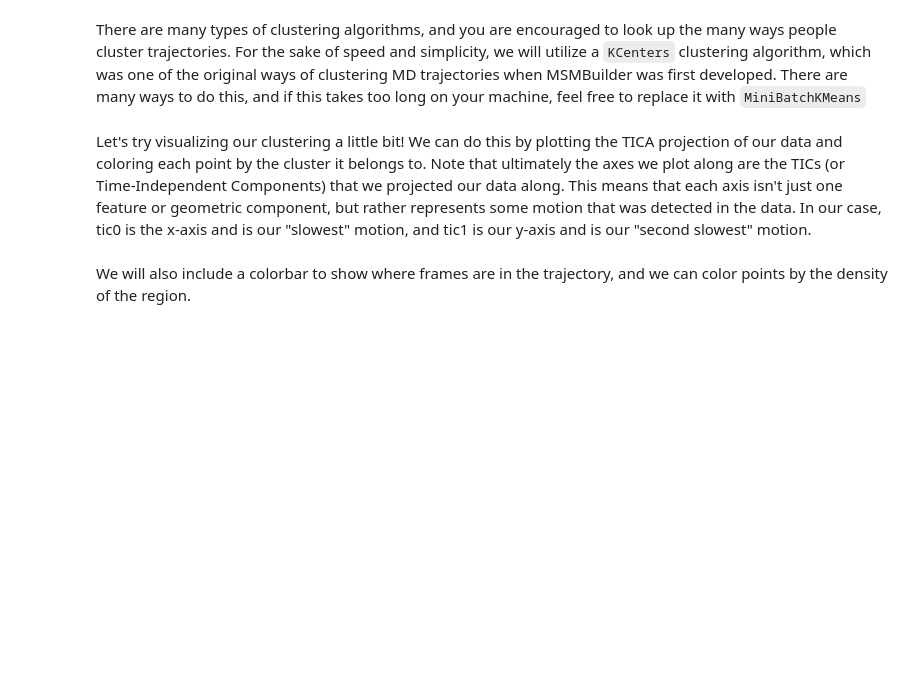
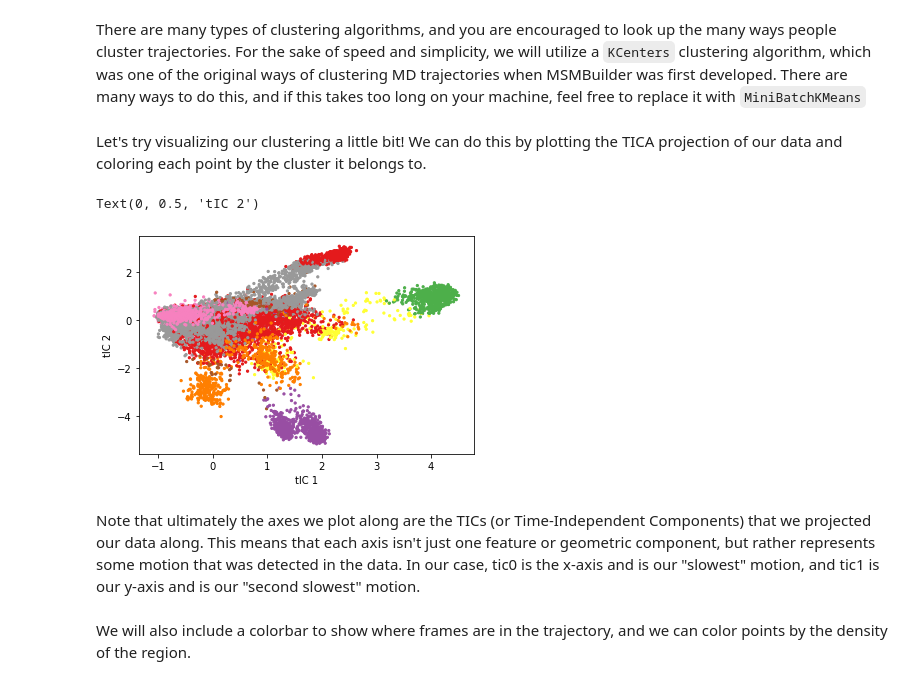
Before and after one commit to sukritsingh/compchem-class, a Jupyter notebook: markov-model.ipynb, the cells around one changed output. Cells and saved outputs as stored; diff of their text form; code cells hidden in the pictures; blank space fills up the shorter version.

```diff
--- a/markov-model.ipynb
+++ b/markov-model.ipynb
@@ -113,9 +141,22 @@ MD trajectories when MSMBuilder was first developed. There are many ways to do t
 from msmbuilder.cluster import MiniBatchKMeans,KCenters
 clusterer = KCenters(n_clusters=12, random_state=42)
 clustered_trajs = clusterer.fit_transform(tica_trajs)
+# %% [markdown]
+Let's try visualizing our clustering a little bit!
+We can do this by plotting the TICA projection of our data and coloring each point by the cluster it belongs to.
+# %%
+# plot each frame along the first two tICA components colored by cluster assignment
+
+plt.figure()
+for i, traj in enumerate(tica_trajs):
+    plt.scatter(traj[:, 0], traj[:, 1], c=clustered_trajs[i], cmap='Set1', s=5)
+plt.xlabel('tIC 1')
+plt.ylabel('tIC 2')
+# %% [output]
+Text(0, 0.5, 'tIC 2')
+[figure, added]
 # %% [markdown]
-Let's try visualizing our clustering a little bit!
-We can do this by plotting the TICA projection of our data and coloring each point by the cluster it belongs to.
+
 Note that ultimately the axes we plot along are the TICs (or Time-Independent Components) that we projected our data along.
 This means that each axis isn't just one feature or geometric component, but rather represents some motion that was detected in the data.
 In our case, tic0 is the x-axis and is our "slowest" motion, and tic1 is our y-axis and is our "second slowest" motion.
```
Also changed, not shown: parts of 14 cells of this notebook.
